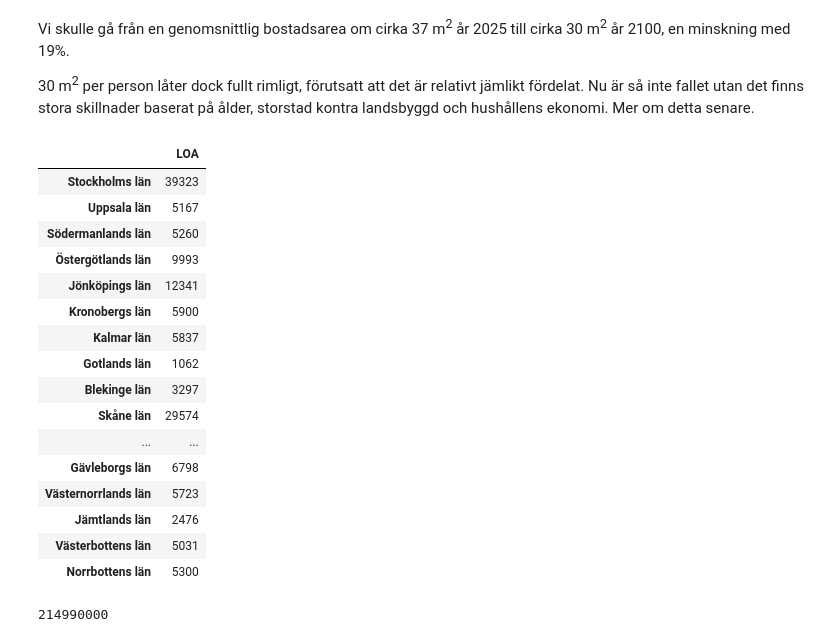
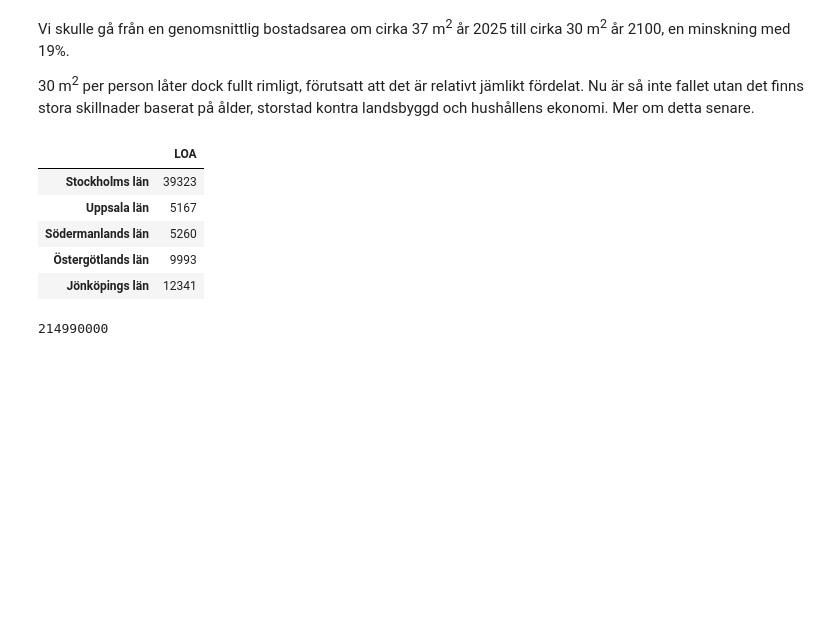
Before and after one commit to handmadethings/climate-impact-real-estate-se, a Jupyter notebook: climate-impact-re-se.ipynb, the cells around one changed output. Cells and saved outputs as stored; diff of their text form; code cells hidden in the pictures; blank space fills up the shorter version.

```diff
--- a/climate-impact-re-se.ipynb
+++ b/climate-impact-re-se.ipynb
@@ -150,25 +154,14 @@ Vi skulle gå från en genomsnittlig bostadsarea om cirka 37 m<sup>2</sup> år 2
 # %%
 df_loa = pd.read_excel("data\Lokalarea per län.xlsx", index_col=0)
 
-df_loa
+df_loa.head()
 # %% [output]
 |  | LOA |
 | Stockholms län | 39323 |
 | Uppsala län | 5167 |
 | Södermanlands län | 5260 |
 | Östergötlands län | 9993 |
 | Jönköpings län | 12341 |
-| Kronobergs län | 5900 |
-| Kalmar län | 5837 |
-| Gotlands län | 1062 |
-| Blekinge län | 3297 |
-| Skåne län | 29574 |
-| ... | ... |
-| Gävleborgs län | 6798 |
-| Västernorrlands län | 5723 |
-| Jämtlands län | 2476 |
-| Västerbottens län | 5031 |
-| Norrbottens län | 5300 |
 # %%
 loa_total = df_loa['LOA'].sum() * 1000
 loa_total
```
Also changed, not shown: parts of 8 cells of this notebook.
